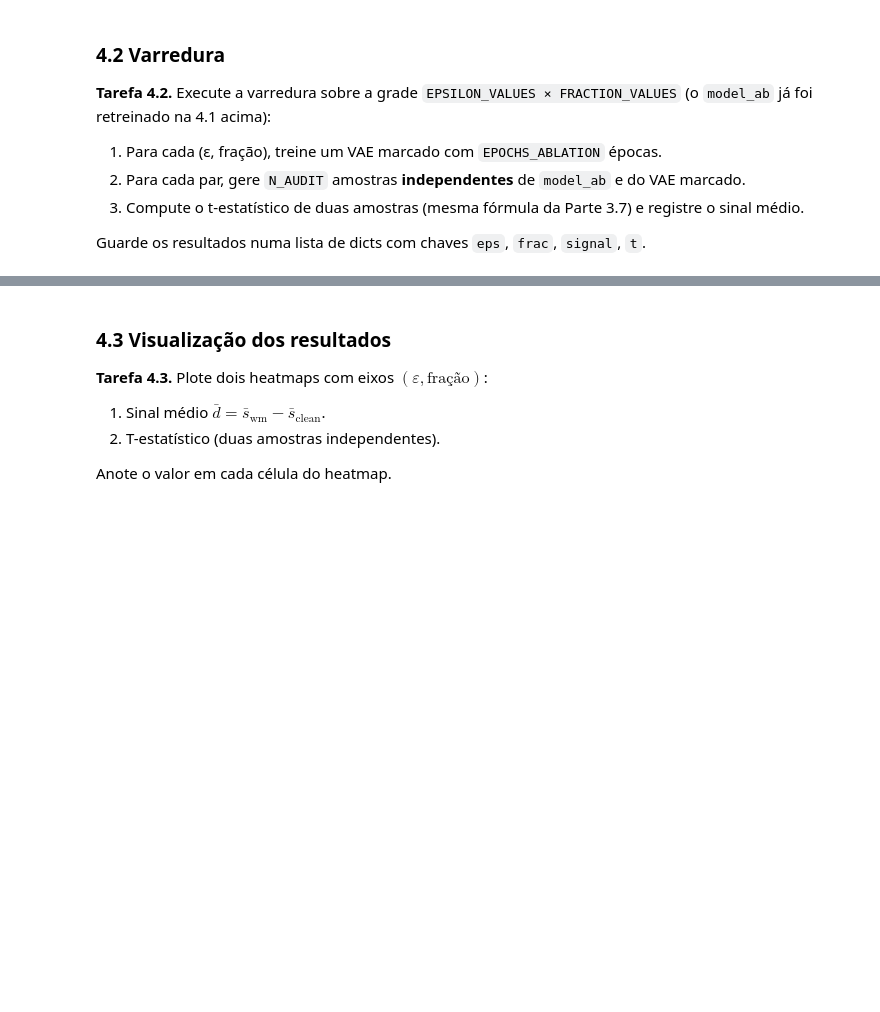
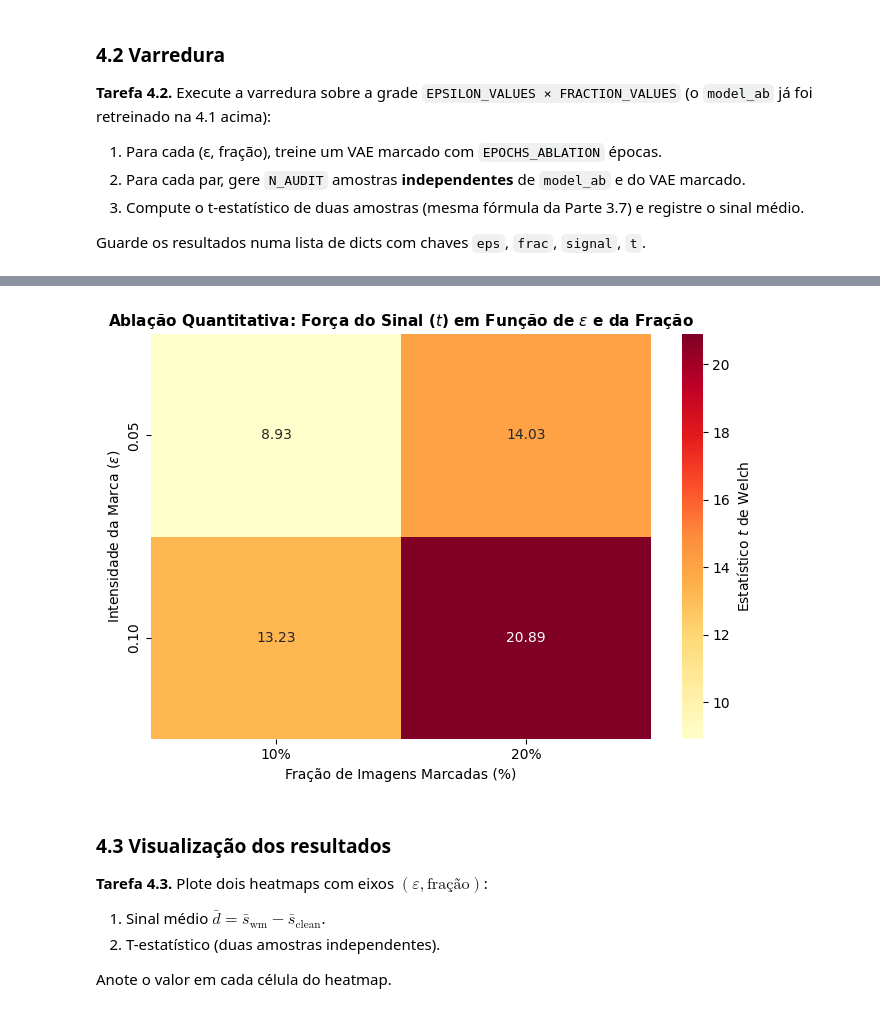
Before and after one commit to Heri-impatech/trabalho_III_ml2, a Jupyter notebook: trabalho_3/vae_watermark.ipynb, the cells around one changed output, grey strips where cells are left out. Saved outputs shown, nothing was run; the diff lists cells and outputs as text; code cells hidden in the pictures; blank space fills up the shorter version.

```diff
--- a/trabalho_3/vae_watermark.ipynb
+++ b/trabalho_3/vae_watermark.ipynb
@@ -1263,19 +1263,3 @@ A Parte 3 usou uma única configuração ($\varepsilon = 0.10$, fração $= 0.20
 ### 4.1 Fábrica de datasets
 
 **Tarefa 4.1.** Implemente `make_ss_dataset(eps, fraction)` que cria um dataset com `fraction` das imagens marcadas com amplitude `eps`.
-# %%
-# TODO: escolha pelo menos 2 valores para cada parâmetro
-EPSILON_VALUES  = [...]   # ex: [0.05, 0.10]
-FRACTION_VALUES = [...]   # ex: [0.10, 0.20]
-N_AUDIT         = 2000    # fixo
-EPOCHS_ABLATION = ...     # pode ser menor que EPOCHS — veja a dica acima
-
-def make_ss_dataset(eps, fraction, seed=SEED):
-    # TODO: retornar um Dataset que aplica a marca em `fraction` das imagens de treino
-    # com amplitude `eps`
-    raise NotImplementedError
-
-# Retreina o VAE limpo com EPOCHS_ABLATION para comparação justa
-# TODO: chamar train_vae com train_loader, LATENT_DIM, EPOCHS_ABLATION
-model_ab = ...
-raise NotImplementedError
@@ -1301,3 +1424,30 @@ raise NotImplementedError
+# %%
+
+# Converte a lista de dicionários em um DataFrame para facilitar a extração
+df_results = pd.DataFrame(results)
+
+# Cria a matriz pivotada (linhas = epsilons, colunas = fractions, valores = t)
+t_matrix_df = df_results.pivot(index="eps", columns="frac", values="t")
+
+# --- GERAÇÃO DO HEATMAP SEABORN ---
+plt.figure(figsize=(7, 5))
+sns.heatmap(
+    t_matrix_df,
+    annot=True,
+    fmt=".2f",
+    xticklabels=[f"{f*100:.0f}%" for f in t_matrix_df.columns],
+    yticklabels=[f"{e:.2f}" for e in t_matrix_df.index],
+    cmap="YlOrRd",
+    cbar_kws={'label': 'Estatístico $t$ de Welch'}
+)
+plt.title("Ablação Quantitativa: Força do Sinal ($t$) em Função de $\\varepsilon$ e da Fração", fontsize=11, fontweight="bold")
+plt.xlabel("Fração de Imagens Marcadas (%)")
+plt.ylabel("Intensidade da Marca ($\\varepsilon$)")
+plt.tight_layout()
+plt.savefig(output_dir / "4.1_heatmap_ablation.png", dpi=150)
+plt.show()
+# %% [output]
+[figure, added]
 # %% [markdown]
 ### 4.3 Visualização dos resultados
 
```
Also changed, not shown: parts of 5 cells of this notebook, 2 other files.
